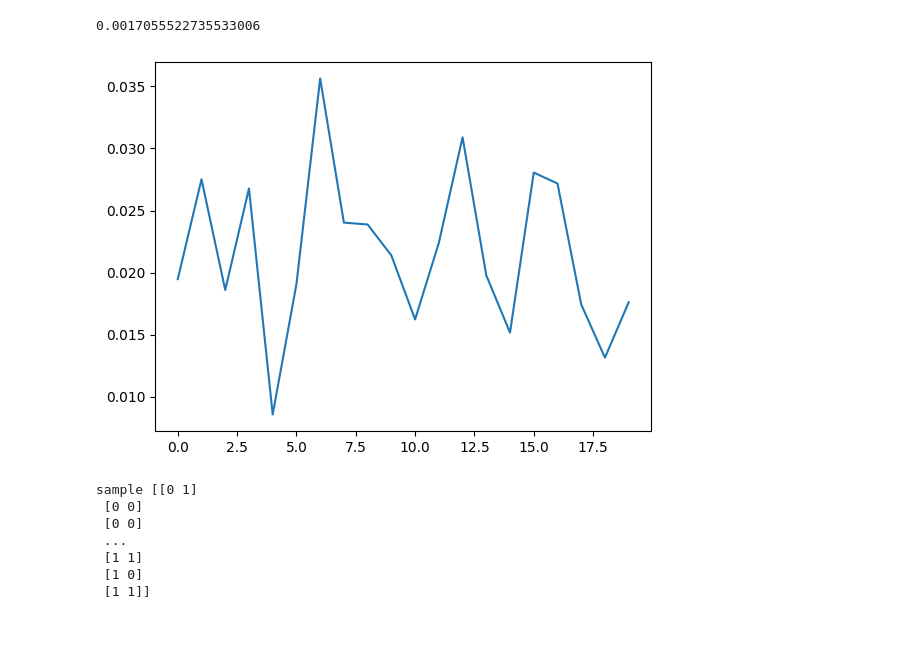
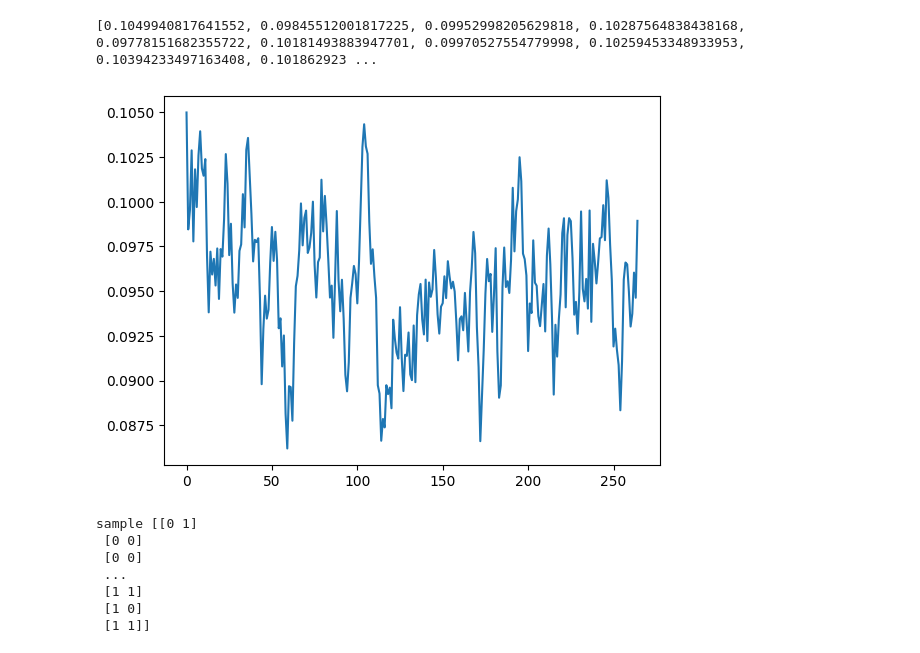
Before and after one commit to quantumethicsproject/Algorithm-Research, a Jupyter notebook: Student-Hub/Indy-Ng/Jeffrey_test.ipynb, the cells around one changed output. Saved outputs shown, nothing was run; the diff lists cells and outputs as text; code cells hidden in the pictures.

```diff
--- a/Student-Hub/Indy-Ng/Jeffrey_test.ipynb
+++ b/Student-Hub/Indy-Ng/Jeffrey_test.ipynb
@@ -19,4 +16,0 @@ arr = [0.019466712003046782, 0.02751842868380805, 0.018593599298792507, 0.026775
-# %%
-abs(np.mean(arr[:10]) - np.mean(arr[10:]))
-# %% [output]
-0.0017055522735533006
@@ -23,10 +19,40 @@ abs(np.mean(arr[:10]) - np.mean(arr[10:]))
+# %%
+# exponential moving average
+x=0.3  # smoothening factor
+
+i = 1
+# Initialize an empty list to
+# store exponential moving averages
+moving_averages = []
+
+# Insert first exponential average in the list
+moving_averages.append(arr[0])
+
+# Loop through the array elements
+while i < len(arr):
+
+    # Calculate the exponential
+    # average by using the formula
+    window_average = (x*arr[i]) + (1-x)*moving_averages[-1]
+
+    # Store the cumulative average
+    # of current window in moving average list
+    moving_averages.append(window_average)
+
+    # Shift window to right by one position
+    i += 1
+
+print(moving_averages)
+# %% [output]
+[0.1049940817641552, 0.09845512001817225, 0.09952998205629818, 0.10287564838438168, 0.09778151682355722, 0.10181493883947701, 0.09970527554779998, 0.10259453348933953, 0.10394233497163408, 0.101862923 ...
 # %%
 import matplotlib.pyplot as plt
 
-plt.plot(range(20), arr)
+# plt.plot(range(len(arr)), arr)
+plt.plot(range(len(moving_averages)), moving_averages)
 plt.show()
 # %% [output]
-[figure, old version]
+[figure, new version]
 # %%
 # Choose the device you want to use.
 # dev = qml.device("lightning.qubit", wires=2, shots=1000)
```
Also changed, not shown: parts of 2 cells of this notebook, 17 other files.
